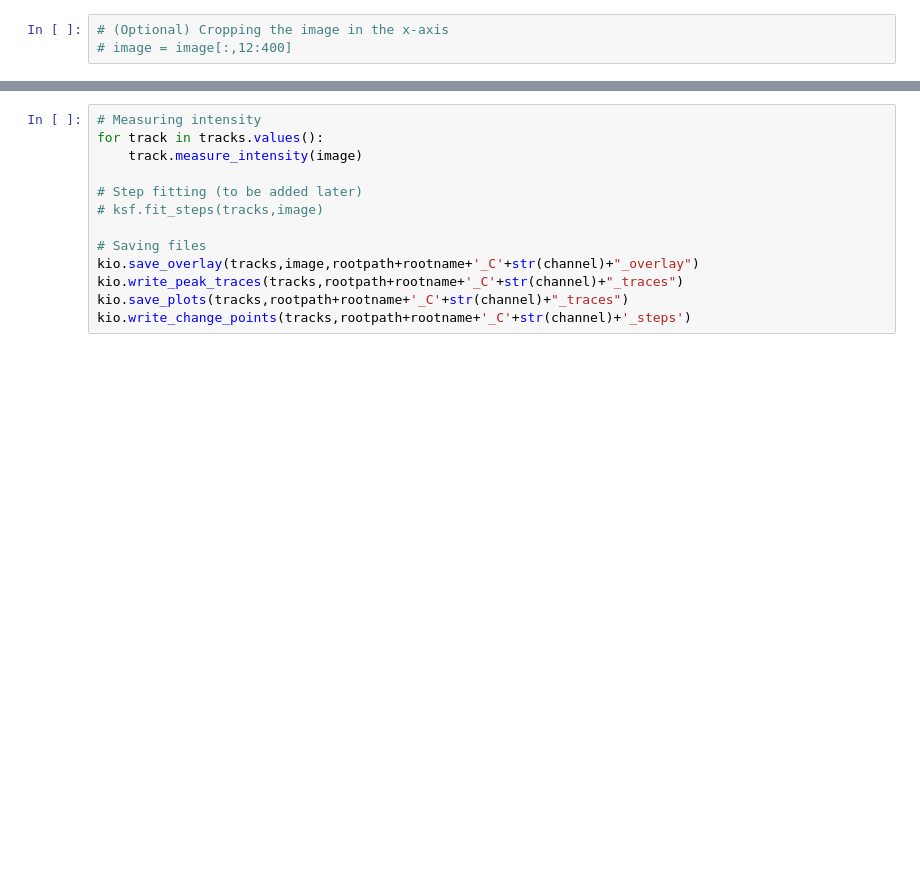
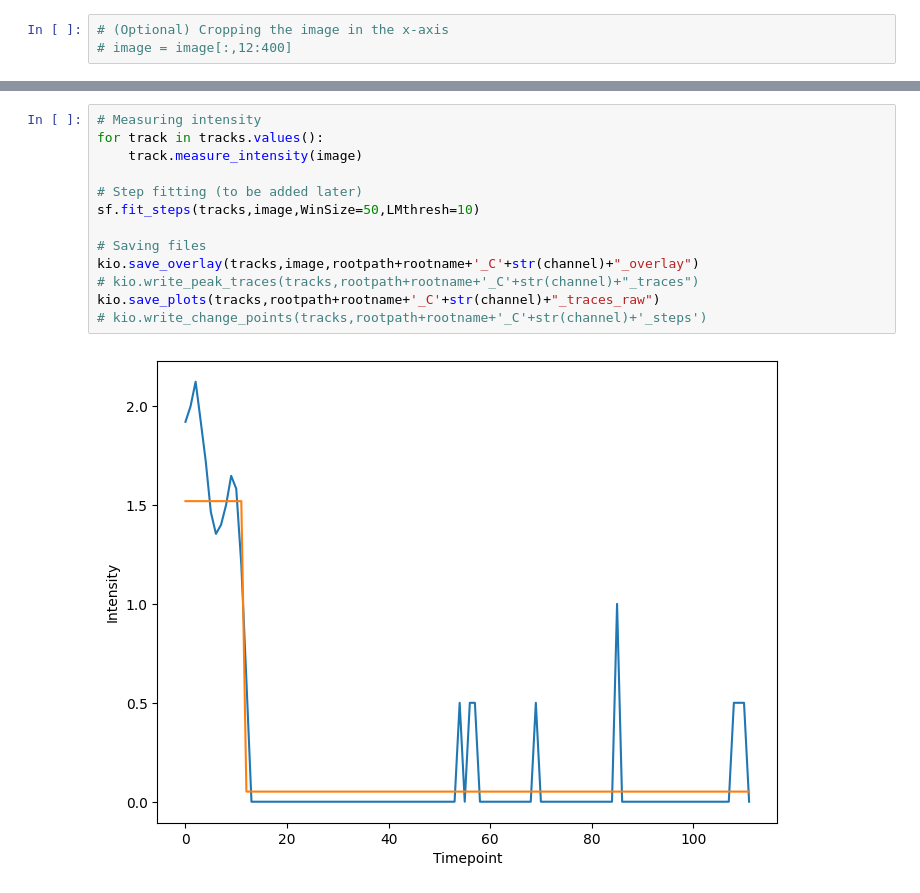
Before and after one commit to sjcross/kymotools, a Jupyter notebook: examplenotebooks/kymos/detect/FitGaussFromImage.ipynb, the cells around one changed output, grey strips where cells are left out. Cells and saved outputs as stored; diff of their text form; blank space fills up the shorter version.

Commit message:
Added steps to intensity trace output

```diff
--- a/examplenotebooks/kymos/detect/FitGaussFromImage.ipynb
+++ b/examplenotebooks/kymos/detect/FitGaussFromImage.ipynb
@@ -38,13 +64,15 @@ tracks = detector.detect(image)
 # %%
 # Measuring intensity
 for track in tracks.values():
     track.measure_intensity(image)
 
 # Step fitting (to be added later)
-# ksf.fit_steps(tracks,image)
+sf.fit_steps(tracks,image,WinSize=50,LMthresh=10)
 
 # Saving files
 kio.save_overlay(tracks,image,rootpath+rootname+'_C'+str(channel)+"_overlay")
-kio.write_peak_traces(tracks,rootpath+rootname+'_C'+str(channel)+"_traces")
-kio.save_plots(tracks,rootpath+rootname+'_C'+str(channel)+"_traces")
-kio.write_change_points(tracks,rootpath+rootname+'_C'+str(channel)+'_steps')
+# kio.write_peak_traces(tracks,rootpath+rootname+'_C'+str(channel)+"_traces")
+kio.save_plots(tracks,rootpath+rootname+'_C'+str(channel)+"_traces_raw")
+# kio.write_change_points(tracks,rootpath+rootname+'_C'+str(channel)+'_steps')
+# %% [output]
+[figure, added]
```
Also changed, not shown: parts of 9 cells of this notebook, 3 other files.
